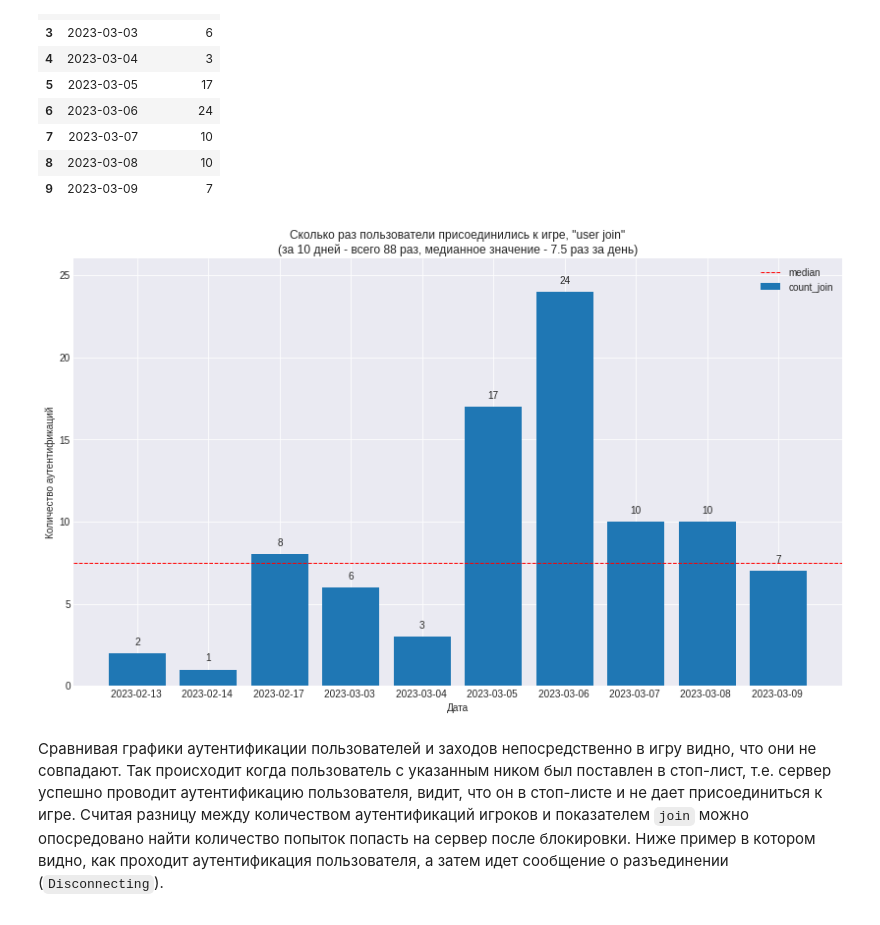
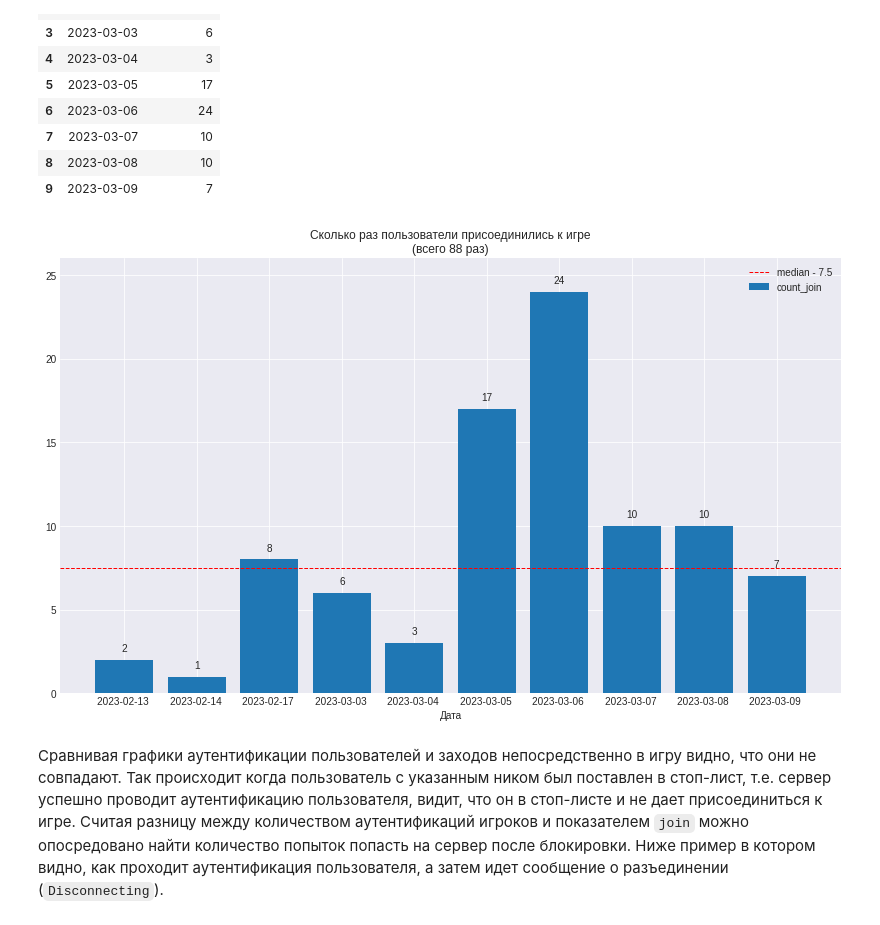
Before and after one commit to vi-bo/minecraft_log, a Jupyter notebook: mc_logs_4.2_anallys_text_mess.ipynb, the cells around one changed output. Saved outputs shown, nothing was run; the diff lists cells and outputs as text; code cells hidden in the pictures.

```diff
--- a/mc_logs_4.2_anallys_text_mess.ipynb
+++ b/mc_logs_4.2_anallys_text_mess.ipynb
@@ -270,9 +186,10 @@ with plt.style.context(plt.style.available[plot_style]):
   # for i, total in enumerate(values_y):
   #   ax.text(i, total + 0.1, values_y[i], ha='center')
 
-  plt.title(f'Количество успешных стартов сервера по дням (за {len(groups_x)} дней - {sum(values_y)} сообщений)')
+  plt.title(f'Количество успешных запусков сервера\n({sum(values_y)} раз за {len(groups_x)} дней)')
   ax.legend(loc='best')
-  ax.set_xlabel('Дата')
-  ax.set_ylabel('Количество запусков сервера')
+  # ax.set_xlabel('Дата')
+  # ax.set_ylabel('Количество')
   plt.show()
+  # fig.savefig('saved_figure.png', dpi = 400)
 # %% [output]
@@ -429,14 +346,14 @@ with plt.style.context(plt.style.available[plot_style]):
   fig, ax = plt.subplots(figsize=(14, 8))
   ax.bar(groups_x, values_y, label = "time_starting_median")
 
-  plt.axhline(y=med_starting, color='red', linestyle='--', linewidth=1, label='median')
+  plt.axhline(y=med_starting, color='red', linestyle='--', linewidth=1, label=f'median - {round(med_starting, 1)} сек.')
 
   for i, total in enumerate(values_y):
     ax.text(i, total + 0.2, round(values_y[i], 2), ha='center')
 
-  plt.title(f'Среднее время запуска сервера\n(медиана за {len(groups_x)} дней - {med_starting} сек.)')
+  plt.title(f'Время запуска сервера, сек.')
   ax.legend(loc='best')
-  ax.set_xlabel('Дата')
-  ax.set_ylabel('Время запуска сервера, сек')
+  # ax.set_xlabel('Дата')
+  # ax.set_ylabel('Время, сек')
   plt.show()
 # %% [output]
@@ -524,15 +429,15 @@ groups_y_is_corr_stop = plot_df['serv_mess'].values
 plot_style = 16
 with plt.style.context(plt.style.available[plot_style]):
   fig, ax = plt.subplots(figsize=(14, 8))
-  ax.bar(groups_x_is_start, values_y_is_start, label = "not_correct_stop?", color='darkorange')
+  ax.bar(groups_x_is_start, values_y_is_start, label = "not_correct_stop", color='darkorange')
   ax.bar(groups_x_is_corr_stop, groups_y_is_corr_stop, label = "correct_stop + save")
 
   # for i, total in enumerate(values_y):
   #   ax.text(i, total + 0.1, values_y[i], ha='center')
 
-  plt.title(f'Распределение количества успешных запусков сервера и количества сообщений о сохранении результатов после остановки\n(при {sum(values_y_is_start)} запусках, сообщений о сохранении после завершения - {len(ind_save_is_ok)})')
+  plt.title(f'Количество не корректных / корректных остановок сервера\n(из {sum(values_y_is_start)} остановок, {len(ind_save_is_ok)} корректных)')
   ax.legend(loc='best')
-  ax.set_xlabel('Дата')
-  ax.set_ylabel('Количество')
+  # ax.set_xlabel('Дата')
+  # ax.set_ylabel('Количество')
   plt.show()
 # %% [output]
@@ -541,0 +445,15 @@ with plt.style.context(plt.style.available[plot_style]):
+# %%
+labels = ['correct_stop + save', 'not_correct_stop']
+value = [len(ind_save_is_ok), sum(values_y_is_start) - len(ind_save_is_ok)]
+
+# vibo: pie chart
+# vibo: здесь можно поиграться с номером темы (0-27)
+plot_style = 16
+with plt.style.context(plt.style.available[plot_style]):
+  fig, ax = plt.subplots(figsize=(10, 10))
+  explode = [0, 0]
+  ax.pie(value, labels=labels, pctdistance=0.9, explode=explode, autopct='%1.1f%%', labeldistance=1.1)
+
+  plt.title(f'Не корректные / корректные остановки сервера')
+  # ax.legend(loc='best')
+  plt.show()
@@ -632,28 +552,28 @@ plot_df
 # %%
 # vibo: data
 groups_x = plot_df['date'].values
 values_y = plot_df['count_join'].values
 med_join = plot_df['count_join'].describe()['50%']
 
 # vibo: bar chart whith total value labels
 # vibo: здесь можно поиграться с номером темы (0-27)
 plot_style = 16
 with plt.style.context(plt.style.available[plot_style]):
   fig, ax = plt.subplots(figsize=(14, 8))
   ax.bar(groups_x, values_y, label = "count_join")
 
   for i, total in enumerate(values_y):
     ax.text(i, total + 0.5, values_y[i], ha='center')
 
-  plt.axhline(y=med_join, color='red', linestyle='--', linewidth=1, label='median')
+  plt.axhline(y=med_join, color='red', linestyle='--', linewidth=1, label=f'median - {med_join}')
 
-  plt.title(f'Сколько раз пользователи присоединились к игре, "user join"\n(за {len(groups_x)} дней - всего {sum(values_y)} раз, медианное значение - {med_join} раз за день)')
+  plt.title(f'Сколько раз пользователи присоединились к игре\n(всего {sum(values_y)} раз)')
   ax.legend(loc='best')
   ax.set_xlabel('Дата')
   ax.set_ylim(0, 26)
-  ax.set_ylabel('Количество аутентификаций')
+  # ax.set_ylabel('Количество')
   plt.show()
 # %% [output]
-[figure, old version]
+[figure, new version]
 # %% [markdown]
 Сравнивая графики аутентификации пользователей и заходов непосредственно в игру видно, что они не совпадают. Так происходит когда пользователь с указанным ником был поставлен в стоп-лист, т.е. сервер успешно проводит аутентификацию пользователя, видит, что он в стоп-листе и не дает присоединиться к игре. Считая разницу между количеством аутентификаций игроков и показателем `join` можно опосредовано найти количество попыток попасть на сервер после блокировки. Ниже пример в котором видно, как проходит аутентификация пользователя, а затем идет сообщение о разъединении (`Disconnecting`).
```
Also changed, not shown: parts of 135 cells of this notebook, 5 other files.
